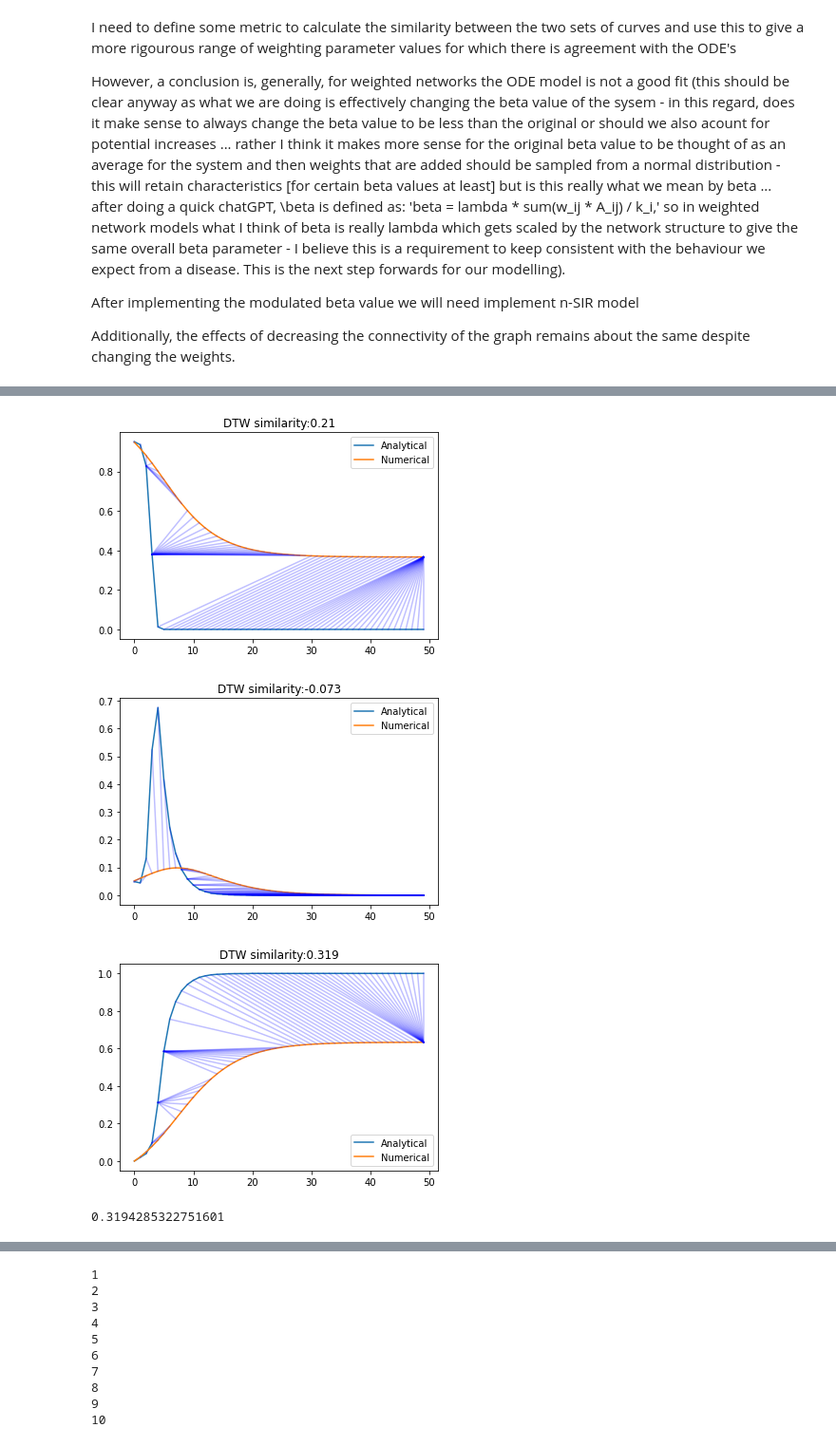
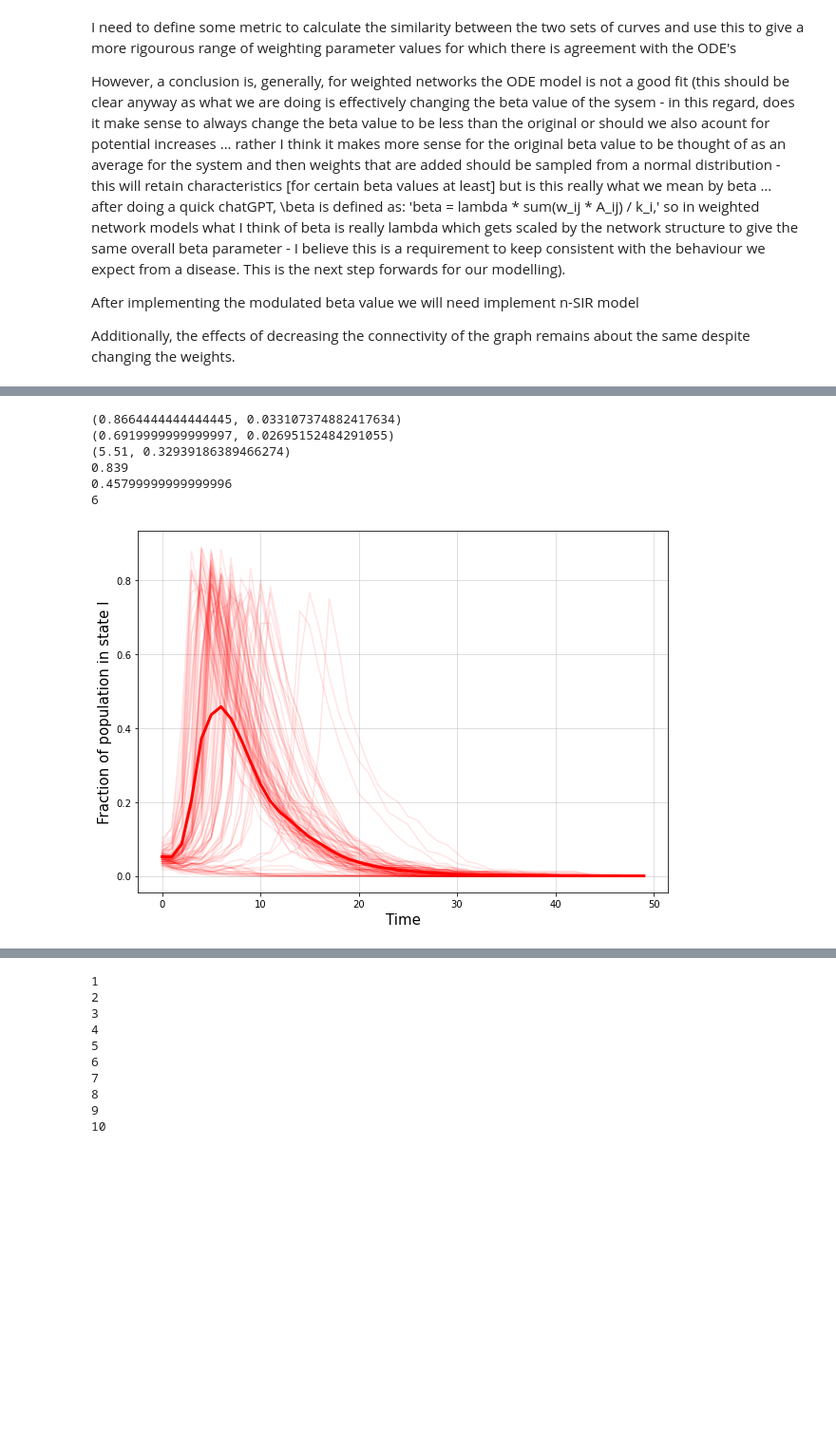
Before and after one commit to Dellapino/MSci-Project, a Jupyter notebook: Validation plots.ipynb, the cells around one changed output, grey strips where cells are left out. Shown at 95% size. Drawn from its saved outputs; the diff is of its cells as text; code cells hidden in the pictures; blank space fills up the shorter version.

```diff
--- a/Validation plots.ipynb
+++ b/Validation plots.ipynb
@@ -682,9 +683,69 @@ def dtw_similarity(curve1, curve2, plot = False): # curve1 - numerical, curve2 -
-# %%
-dtw_similarity(s, S, 1)
-dtw_similarity(i, I, 1)
-dtw_similarity(r, R, 1)
-# %% [output]
-[figure, removed]
-[figure, removed]
-[figure, removed]
-0.3194285322751601
+# %%
+# nSIR on unweighted network
+
+def metric(arr):
+    arr = np.array(arr)
+    err = np.std(arr) / np.sqrt(len(arr))
+    val = np.mean(arr)
+    return val, err
+
+simulation_params['Threshold'] = 4
+simulation_params['Runs'] = 1
+runs = 100
+
+#simulation_params['Beta'] = weighted_beta(H, simulation_params['Beta'])
+S, I, R = sir.analytic_sol(H, simulation_params)
+t = np.arange(0, simulation_params['Time'])
+
+plt.figure(figsize = (10,7))
+#plt.title('nSIR (beta = ' + str(simulation_params['Beta']) + ') (Gamma = ' + str(simulation_params['Gamma']) + ') (Connectivity = ' + str(connectivity) + ') (Threshold = ' + str(round(simulation_params['Threshold'], 2)) + ')')
+
+outbreak_size = []
+infection_peak = []
+time_to_peak = []
+
+# numerical
+for i in range(runs):
+    s, i, r = sir.smooth(H, simulation_params)
+    plt.plot(t, i, label = 'Infected', color = 'r', lw = 1.5, alpha = 0.1)
+    i = np.array(i)
+    i_size = r[-1]
+    i_max = np.amax(i)
+    i_max_time = np.argmax(i)
+
+    outbreak_size.append(i_size)
+    infection_peak.append(i_max)
+    time_to_peak.append(i_max_time)
+
+    #plt.plot(t, s, label = 'Susceptible', color = 'b', lw = 1.5, alpha = 0.25)
+    #plt.plot(t, r, label = 'Recovered', color = 'g', lw = 1.5)
+
+print(metric(outbreak_size))
+print(metric(infection_peak))
+print(metric(time_to_peak))
+
+simulation_params['Runs'] = runs
+s, i, r = sir.smooth(H, simulation_params)
+plt.plot(t, i, label = 'Infected', color = 'r', lw = 3, alpha = 1)
+#plt.plot(t, s, label = 'Susceptible', color = 'b', lw = 1.5, alpha = 0.25)
+#plt.plot(t, r, label = 'Recovered', color = 'g', lw = 1.5)
+
+#plt.plot(t, bS, linewidth = 3, color = 'b', linestyle = 'dotted', alpha = 1)
+#plt.plot(t, bI, linewidth = 3, color = 'r', linestyle = 'dotted', alpha = 1)
+#plt.plot(t, bR, linewidth = 3,  color = 'g', linestyle = 'dotted', alpha = 1)
+
+print(r[-1])
+print(np.amax(i))
+print(np.argmax(i))
+
+plt.xlabel('Time', fontsize = 15)
+plt.ylabel('Fraction of population in state I', fontsize = 15)
+plt.grid(alpha = 0.5)
+# %% [output]
+(0.8664444444444445, 0.033107374882417634)
+(0.6919999999999997, 0.02695152484291055)
+(5.51, 0.32939186389466274)
+0.839
+0.45799999999999996
+6
+[figure, added]
```
Also changed, not shown: parts of 67 cells of this notebook, 9 other files.
